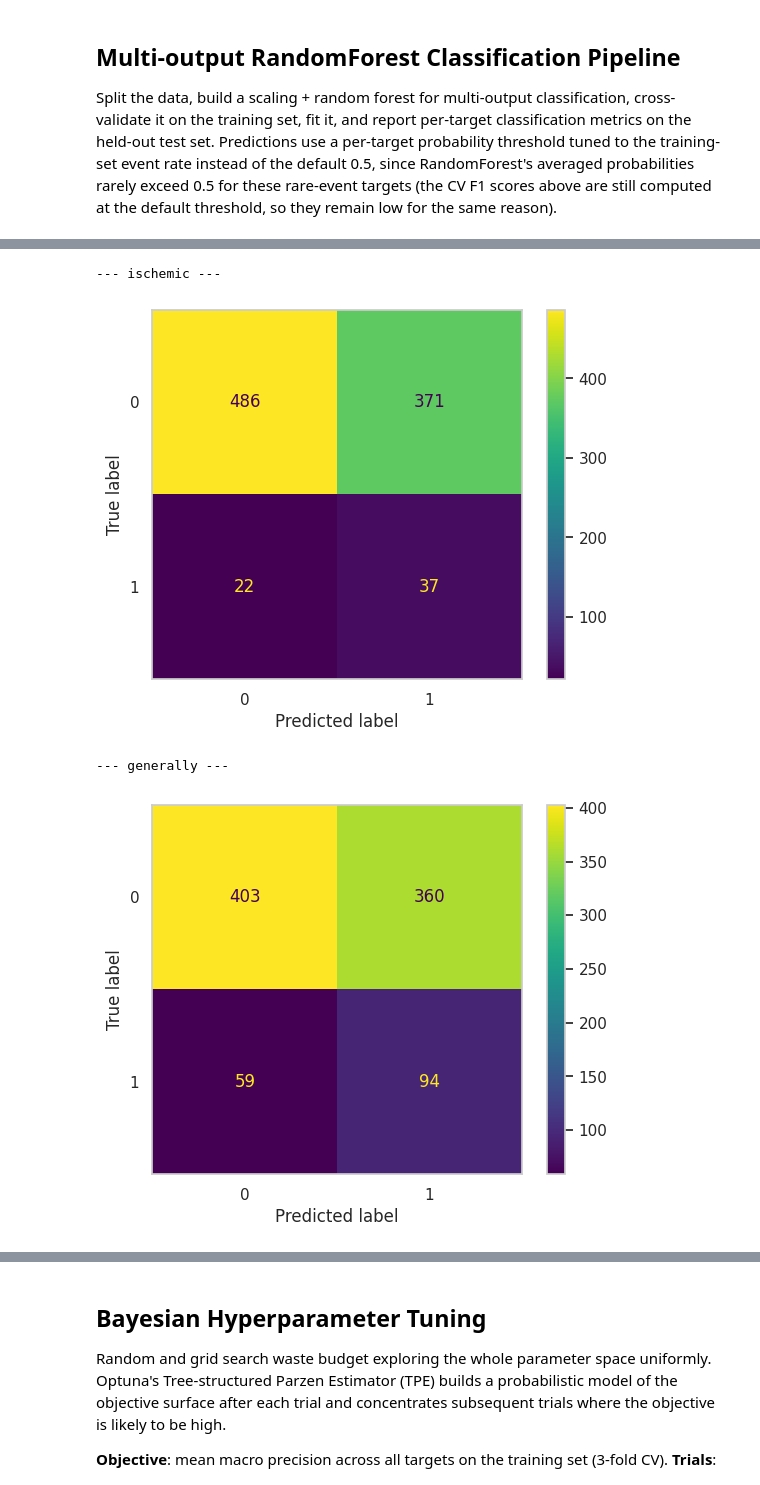
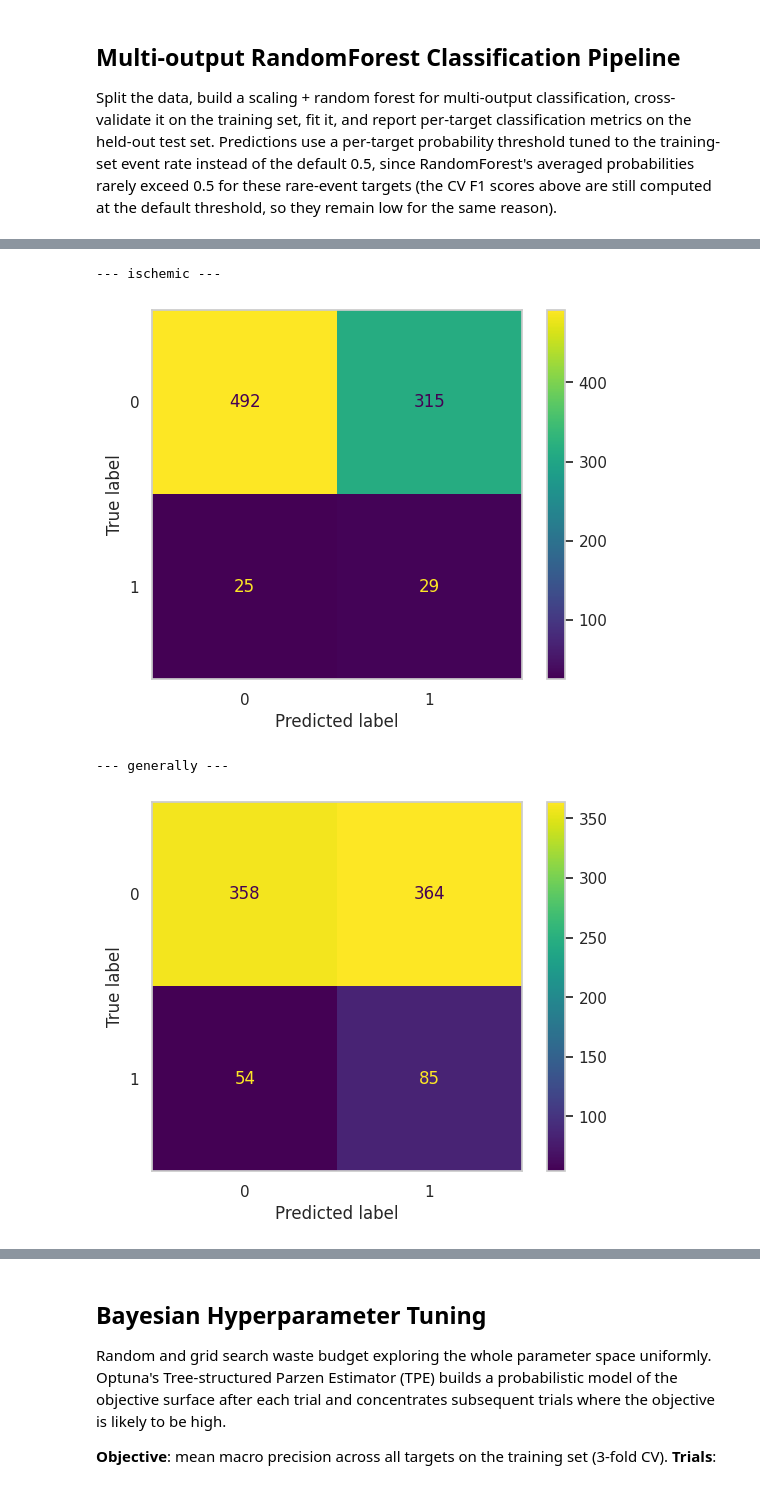
Before and after one commit to TommasoPioda/CATE-estimation-on-the-MASTER-DAPT-trial, a Jupyter notebook: simple_ml_models/bi-class/01_grouped_ML.ipynb, the cells around one changed output, grey strips where cells are left out. Cells and saved outputs as stored; diff of their text form; code cells hidden in the pictures.

Commit message:
Re-run ML/DL model notebooks
Co-Authored-By: Claude Opus 4.8 <noreply@anthropic.com>

```diff
--- a/simple_ml_models/bi-class/01_grouped_ML.ipynb
+++ b/simple_ml_models/bi-class/01_grouped_ML.ipynb
@@ -24,8 +25,9 @@ from sklearn.multioutput import MultiOutputClassifier
 from sklearn.model_selection import KFold, train_test_split, cross_val_score
 from sklearn.metrics import classification_report, confusion_matrix, ConfusionMatrixDisplay
 # %%
-PROJECT_DIR = os.path.dirname(os.getcwd())
-sys.path.append(PROJECT_DIR)
+PROJECT_DIR = os.path.dirname(os.path.dirname(os.getcwd()))
+MODULE_DIR = os.path.join(PROJECT_DIR, 'simple_ml_models')
+sys.path.append(MODULE_DIR)
 
 # Uniform plot style for all project charts
 sns.set_theme(style='whitegrid', palette='muted')
@@ -39,8 +41,8 @@ warnings.filterwarnings('ignore')
 
 Load the cleaned feature matrix `X` from `../data/X_features.parquet` and the 9 binary clinical outcome targets `y_df` from `../data/y_targets.parquet`, produced by the data cleaning pipeline.
 # %%
-X = pd.read_parquet(os.path.join(PROJECT_DIR, '../data/X_features.parquet'))
-y_df = pd.read_parquet(os.path.join(PROJECT_DIR, '../data/y_targets.parquet'))
+X = pd.read_parquet(os.path.join(PROJECT_DIR, 'data/X_features_no_outliers.parquet'))
+y_df = pd.read_parquet(os.path.join(PROJECT_DIR, 'data/y_targets_no_outliers.parquet'))
 
 target_features = y_df
 # %% [markdown]
@@ -91,6 +93,7 @@ X_test = X_test.select_dtypes(include=[np.number])    # keep numeric features on
 from sklearn.preprocessing import StandardScaler ## ONlY AS A TEST, NOT IN THE FINAL PIPELINE
 
 pipe = Pipeline([
+    ('imputer', SimpleImputer(strategy='median')),
     ('scaler', RobustScaler()),
     ('classifier', MultiOutputClassifier(
         LogisticRegression(max_iter=1000, random_state=42, class_weight='balanced', n_jobs=32)
@@ -111,7 +114,7 @@ for i, col in enumerate(y_grouped.columns):
     disp.ax_.grid(False)
     plt.show()
 
-save_pipeline(PROJECT_DIR, pipe, 'LR_gf_multioutput') # Logistic Regression with grouped features, multioutput
+save_pipeline(MODULE_DIR, pipe, 'LR_gf_multioutput') # Logistic Regression with grouped features, multioutput
 # %% [output]
 Cross-validation on the training set
 
@@ -148,6 +151,7 @@ X_test = X_test.select_dtypes(include=[np.number])    # keep numeric features on
 # by .predict(): at a ~7-11% event rate the averaged probability across all
 # trees rarely exceeds 0.5, so .predict() would return 0 for every sample.
 pipe = Pipeline([
+    ('imputer', SimpleImputer(strategy='median')),
     ('scaler', RobustScaler()),
     ('classifier', MultiOutputClassifier(
         RandomForestClassifier(class_weight='balanced', random_state=42, n_jobs=32)
@@ -171,7 +175,7 @@ for i, col in enumerate(y_test.columns):
     disp.ax_.grid(False)
     plt.show()
 
-save_pipeline(PROJECT_DIR, pipe, 'RF_gf_multioutput') # random forest with grouped features, multioutput
+save_pipeline(MODULE_DIR, pipe, 'RF_gf_multioutput') # random forest with grouped features, multioutput
 # %% [output]
 Cross-validation on the training set
 
@@ -193,7 +197,7 @@ Test set performance per target
 --- ischemic ---
-[figure, old version]
+[figure, new version]
 --- generally ---
-[figure, old version]
+[figure, new version]
 # %%
 X_train = X_train.select_dtypes(include=[np.number])  # keep numeric features only
 X_test = X_test.select_dtypes(include=[np.number])    # keep numeric features only
```
Also changed, not shown: parts of 12 cells of this notebook, 5 other files.
